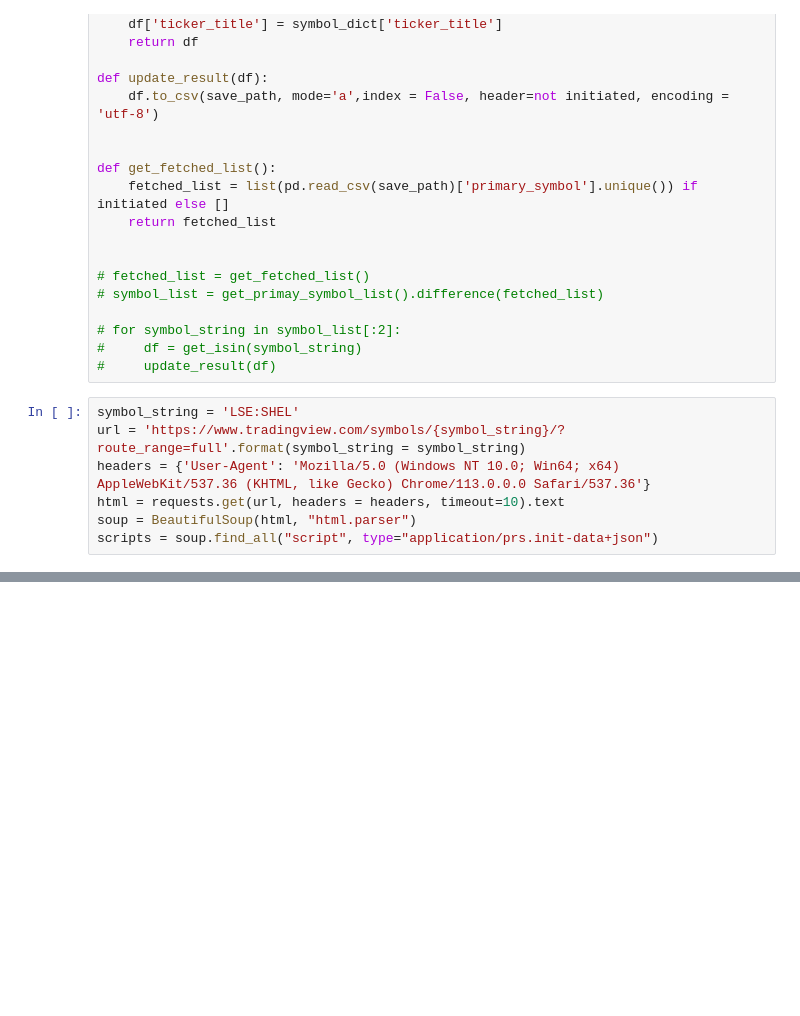
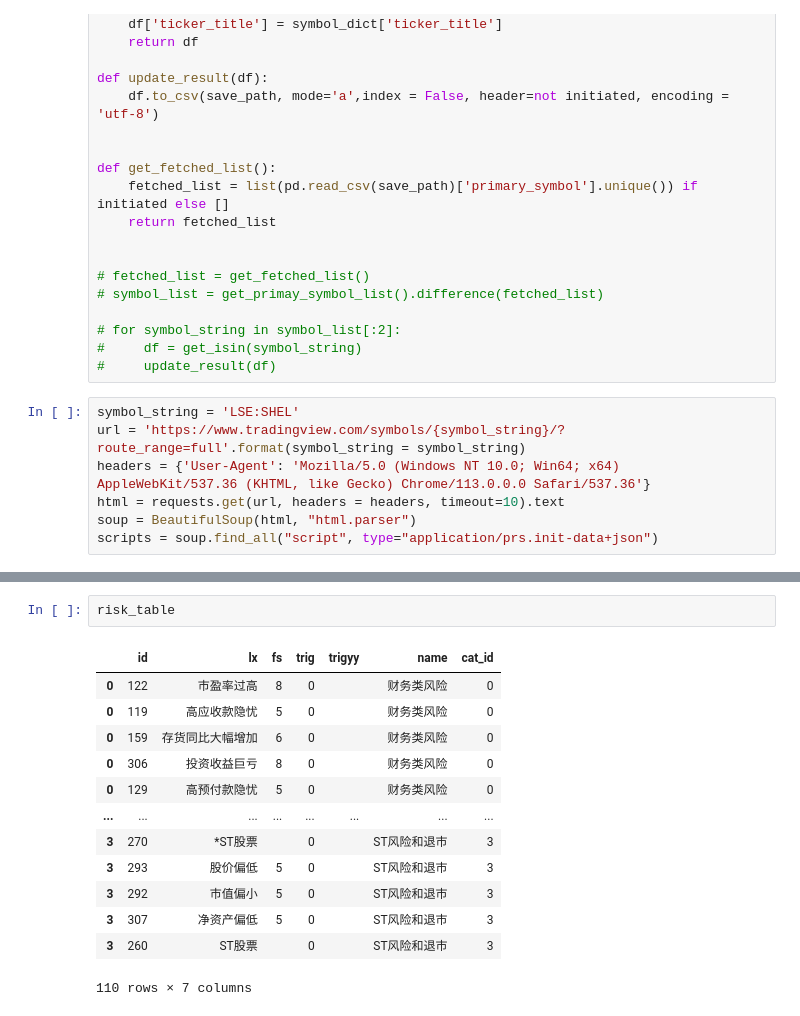
Before and after one commit to alexleethinker/Trading, a Jupyter notebook: notebooks/金融数据爬虫/fd.ipynb, the cells around one changed output, grey strips where cells are left out. Cells and saved outputs as stored; diff of their text form; blank space fills up the shorter version.

```diff
--- a/notebooks/金融数据爬虫/fd.ipynb
+++ b/notebooks/金融数据爬虫/fd.ipynb
@@ -155,0 +275,16 @@ df
+# %%
+risk_table
+# %% [output]
+|  | id | lx | fs | trig | trigyy | name | cat_id |
+| 0 | 122 | 市盈率过高 | 8 | 0 |  | 财务类风险 | 0 |
+| 0 | 119 | 高应收款隐忧 | 5 | 0 |  | 财务类风险 | 0 |
+| 0 | 159 | 存货同比大幅增加 | 6 | 0 |  | 财务类风险 | 0 |
+| 0 | 306 | 投资收益巨亏 | 8 | 0 |  | 财务类风险 | 0 |
+| 0 | 129 | 高预付款隐忧 | 5 | 0 |  | 财务类风险 | 0 |
+| ... | ... | ... | ... | ... | ... | ... | ... |
+| 3 | 270 | *ST股票 |  | 0 |  | ST风险和退市 | 3 |
+| 3 | 293 | 股价偏低 | 5 | 0 |  | ST风险和退市 | 3 |
+| 3 | 292 | 市值偏小 | 5 | 0 |  | ST风险和退市 | 3 |
+| 3 | 307 | 净资产偏低 | 5 | 0 |  | ST风险和退市 | 3 |
+| 3 | 260 | ST股票 |  | 0 |  | ST风险和退市 | 3 |
+110 rows × 7 columns
```
Also changed, not shown: parts of 15 cells of this notebook, 50 other files.
